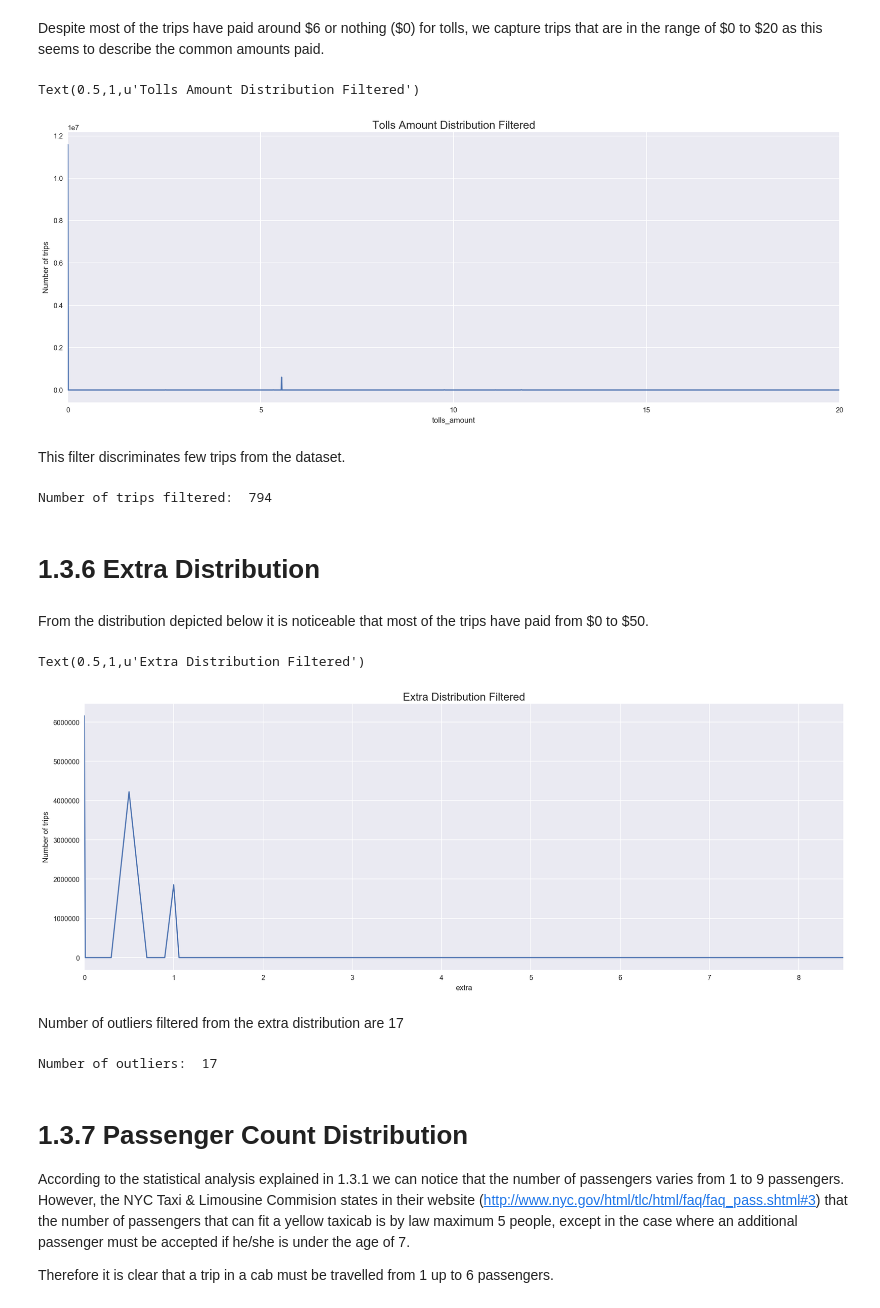
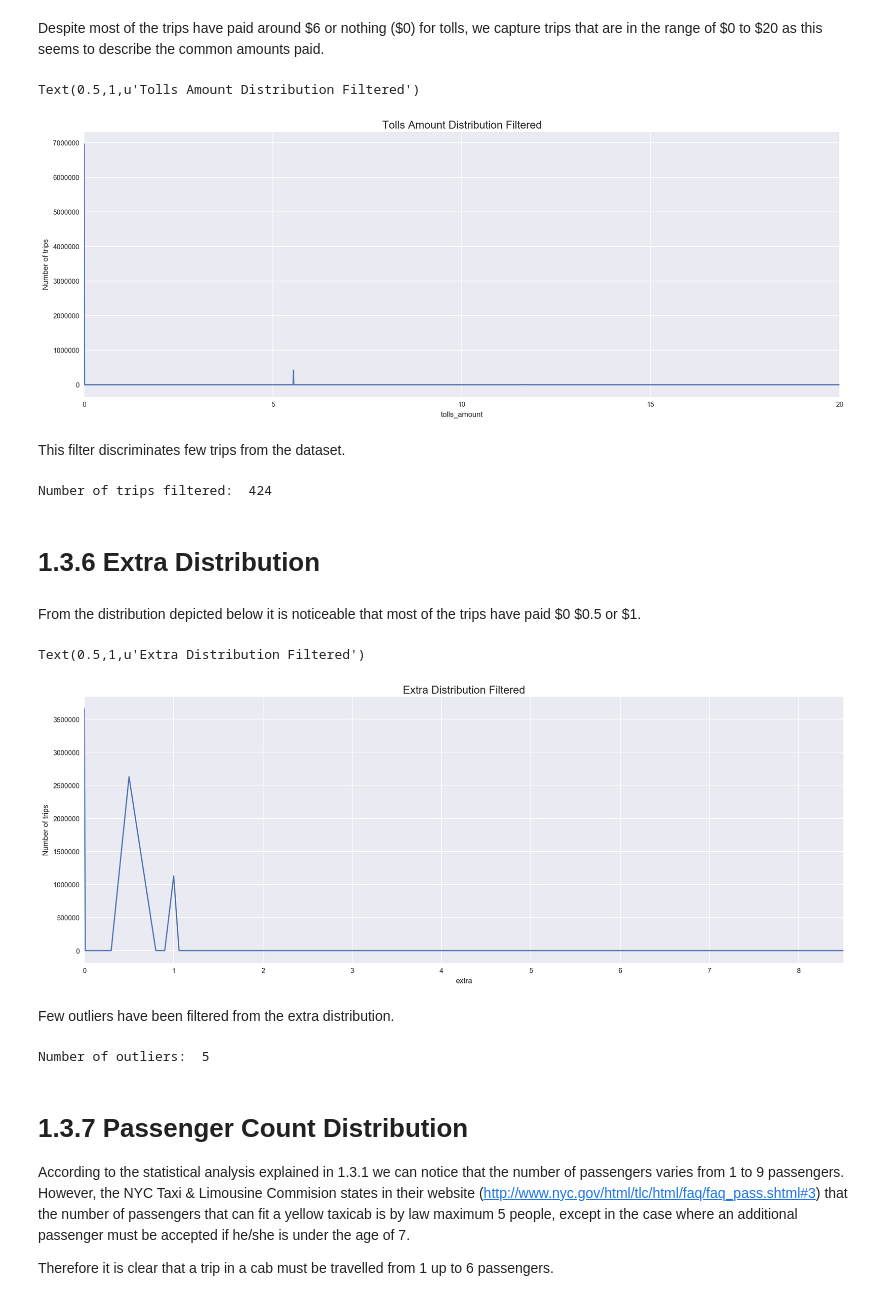
Before and after one commit to Riccocez/NYC-Taxi-Tips, a Jupyter notebook: 1. Analysis & Planning Stage.ipynb, the cells around one changed output. Saved outputs shown, nothing was run; the diff lists cells and outputs as text; code cells hidden in the pictures.

```diff
--- a/1. Analysis & Planning Stage.ipynb
+++ b/1. Analysis & Planning Stage.ipynb
@@ -147,7 +158,7 @@ The range we define to capture the most relevant trips comprises tip amounts bet
 
 Note: The range established to filter outliers is considering some offset in order to avoid analysing a very particular range of values that could lead to overfit issues during the training and testing stage. We are going to use this technique throughouth the analysis of the raw dataset.
 # %%
-filtered_data = raw_data.loc[(raw_data.tip_amount >= 0 ) & (raw_data.tip_amount <= 30)]
+filtered_data = raw_data.loc[(raw_data.tip_amount > 0 ) & (raw_data.tip_amount <= 30)]
 tip_filtered = filtered_data.groupby(['tip_amount']).size().plot(figsize = (20,7))
 
 plt.ylabel('tip_amount')
@@ -208,32 +219,32 @@ plt.ylabel('Number of trips')
 plt.title('Tolls Amount Distribution Filtered', fontsize = 16)
 # %% [output]
 Text(0.5,1,u'Tolls Amount Distribution Filtered')
-[figure, old version]
+[figure, new version]
 # %% [markdown]
 This filter discriminates few trips from the dataset.
 # %%
 print 'Number of trips filtered: ', len(trip_data) - len(tolls_data)
 # %% [output]
-Number of trips filtered:  794
+Number of trips filtered:  424
 # %% [markdown]
 # 1.3.6 Extra Distribution
 # %% [markdown]
-From the distribution depicted below it is noticeable that most of the trips have paid from \$0 to \$50.
+From the distribution depicted below it is noticeable that most of the trips have paid \$0 \$0.5 or \$1.
 # %%
-extra_data = tolls_data.loc[(tolls_data.extra >=0 ) & (tolls_data.extra <= 10)]
+extra_data = tolls_data.loc[(tolls_data.extra >=0 ) & (tolls_data.extra <= 1)]
 extra_filtered = extra_data.groupby(['extra']).size().plot(figsize = (20,7))
 
 plt.ylabel('Number of trips')
 plt.title('Extra Distribution Filtered', fontsize = 16)
 # %% [output]
 Text(0.5,1,u'Extra Distribution Filtered')
-[figure, old version]
+[figure, new version]
 # %% [markdown]
-Number of outliers filtered from the extra distribution are 17
+Few outliers have been filtered from the extra distribution.
 # %%
 print 'Number of outliers: ', len(tolls_data) - len(extra_data)
 # %% [output]
-Number of outliers:  17
+Number of outliers:  5
 # %% [markdown]
 # 1.3.7 Passenger Count Distribution
 
```
Also changed, not shown: parts of 50 cells of this notebook, 2 other files.
